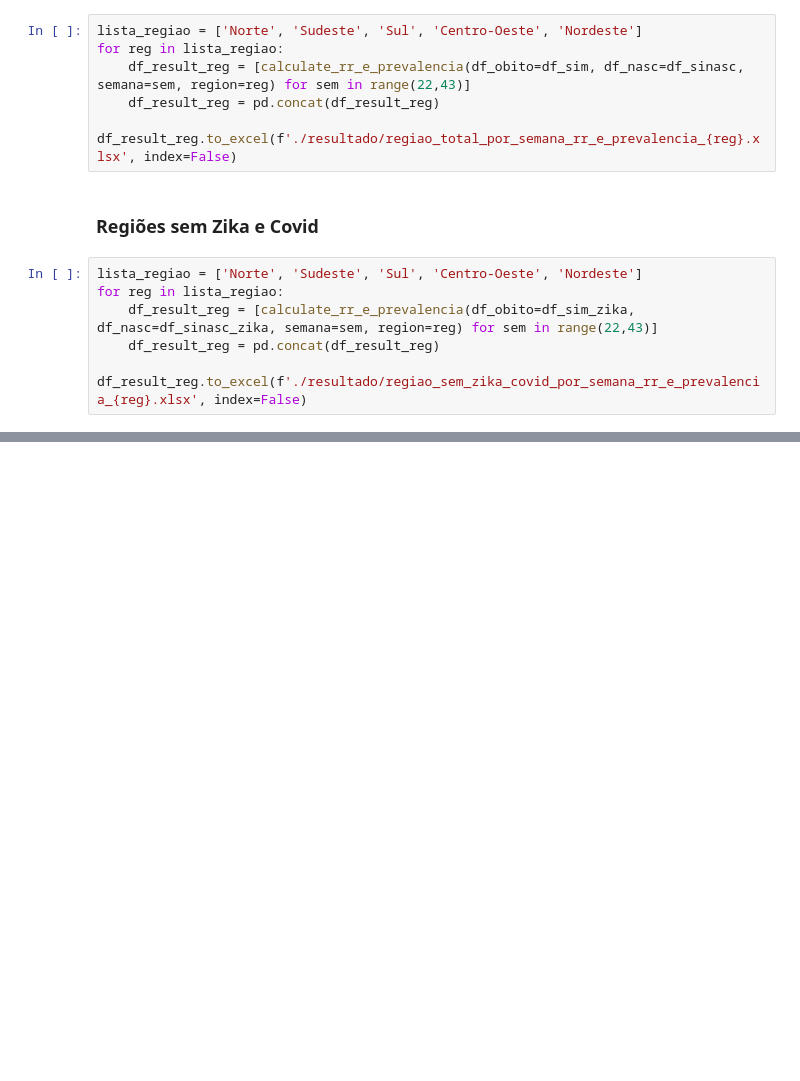
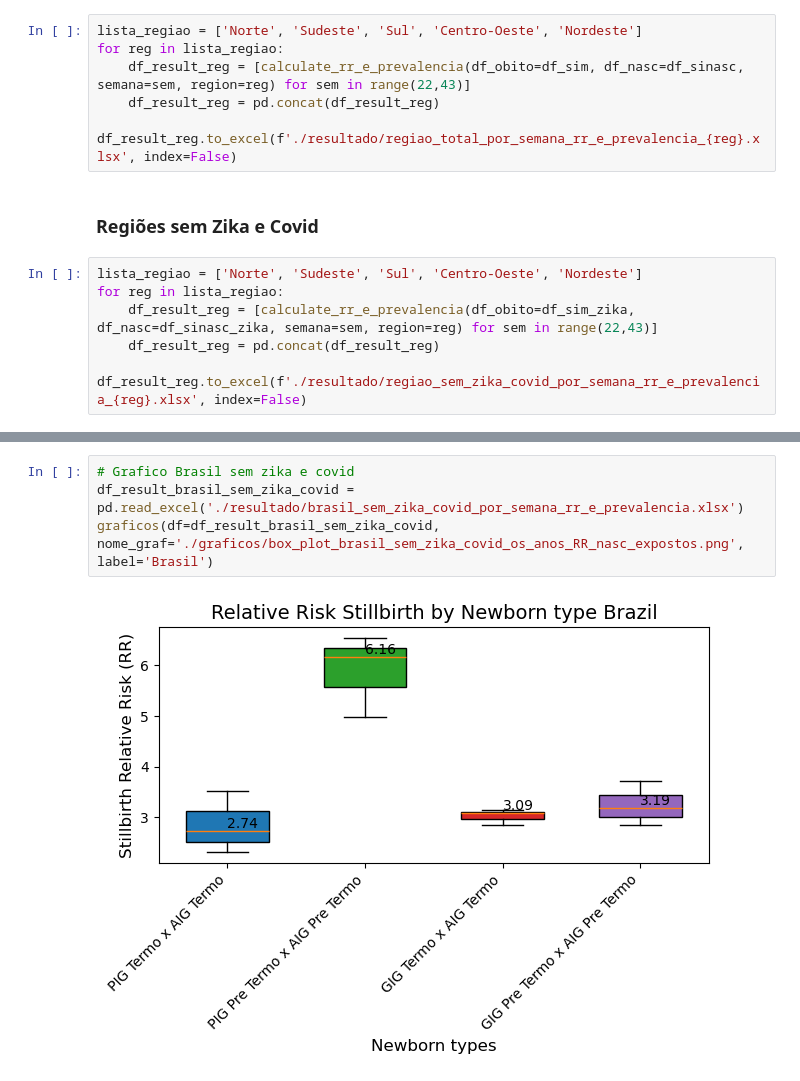
Before and after one commit to mtt89/rr_obito_fetal, a Jupyter notebook: calc_rr_obito_fetal_c_nasc_expostos_sem.ipynb, the cells around one changed output, grey strips where cells are left out. Drawn from its saved outputs; the diff is of its cells as text; blank space fills up the shorter version.

```diff
--- a/calc_rr_obito_fetal_c_nasc_expostos_sem.ipynb
+++ b/calc_rr_obito_fetal_c_nasc_expostos_sem.ipynb
@@ -209,0 +291,6 @@ for reg in lista_regiao:
+# %%
+# Grafico Brasil sem zika e covid
+df_result_brasil_sem_zika_covid = pd.read_excel('./resultado/brasil_sem_zika_covid_por_semana_rr_e_prevalencia.xlsx')
+graficos(df=df_result_brasil_sem_zika_covid, nome_graf='./graficos/box_plot_brasil_sem_zika_covid_os_anos_RR_nasc_expostos.png', label='Brasil')
+# %% [output]
+[figure, added]
```
Also changed, not shown: parts of 5 cells of this notebook.
